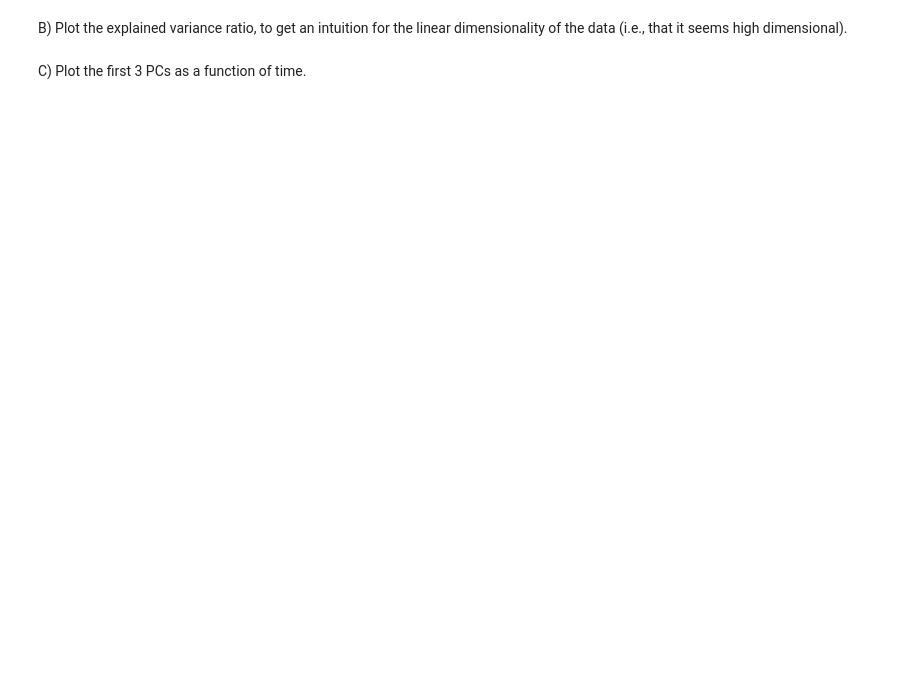
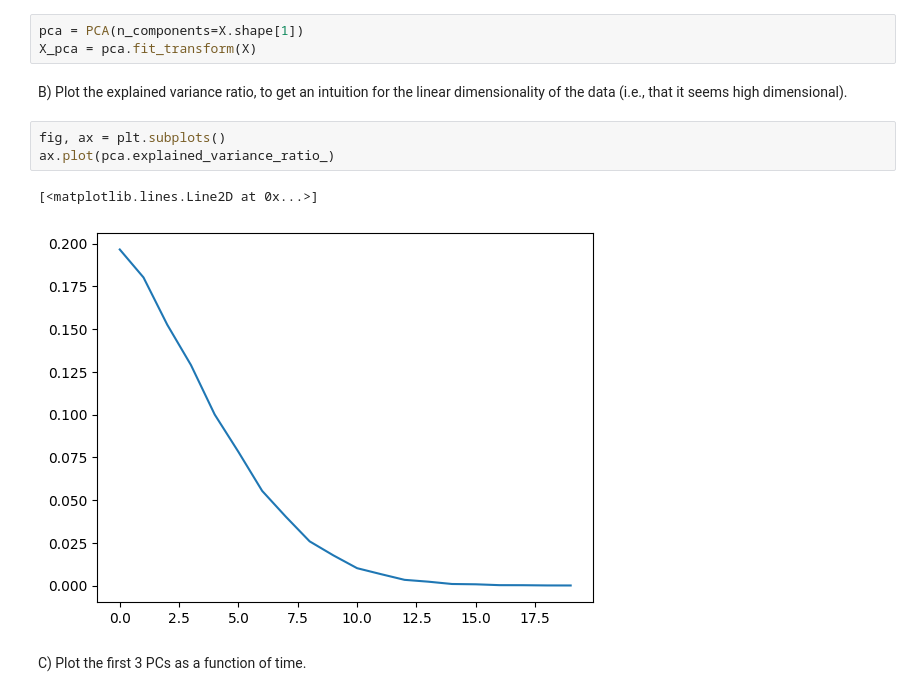
Before and after one commit to dbasrai/nuin443, a Jupyter notebook: problemSets/NUIN443_ps8_dimensionality.ipynb, the cells around one changed output. Saved outputs shown, nothing was run; the diff lists cells and outputs as text; blank space fills up the shorter version.

```diff
--- a/problemSets/NUIN443_ps8_dimensionality.ipynb
+++ b/problemSets/NUIN443_ps8_dimensionality.ipynb
@@ -204,6 +198,15 @@ plt.plot(X[:,15])
 # %% [markdown]
 A) Run PCA on the above data with full dimensionality (20).
+# %%
+pca = PCA(n_components=X.shape[1])
+X_pca = pca.fit_transform(X)
 # %% [markdown]
 B) Plot the explained variance ratio, to get an intuition for the linear dimensionality of the data (i.e., that it seems high dimensional).
+# %%
+fig, ax = plt.subplots()
+ax.plot(pca.explained_variance_ratio_)
+# %% [output]
+[<matplotlib.lines.Line2D at 0x...>]
+[figure, added]
 # %% [markdown]
 C) Plot the first 3 PCs as a function of time.
```
Also changed, not shown: parts of 8 cells of this notebook, 1 other file.
